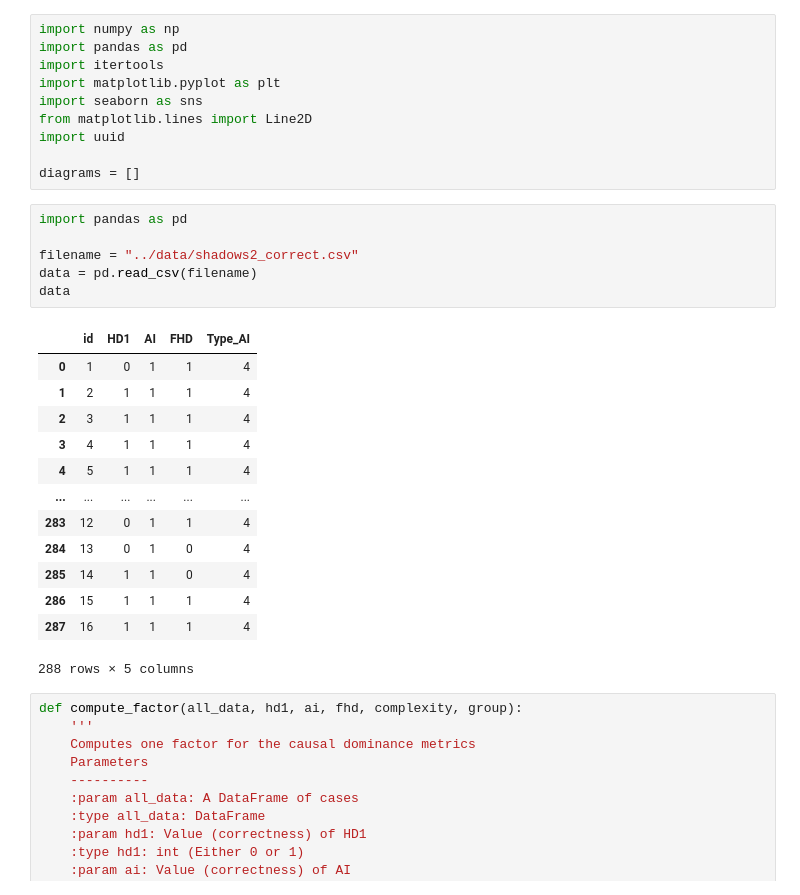
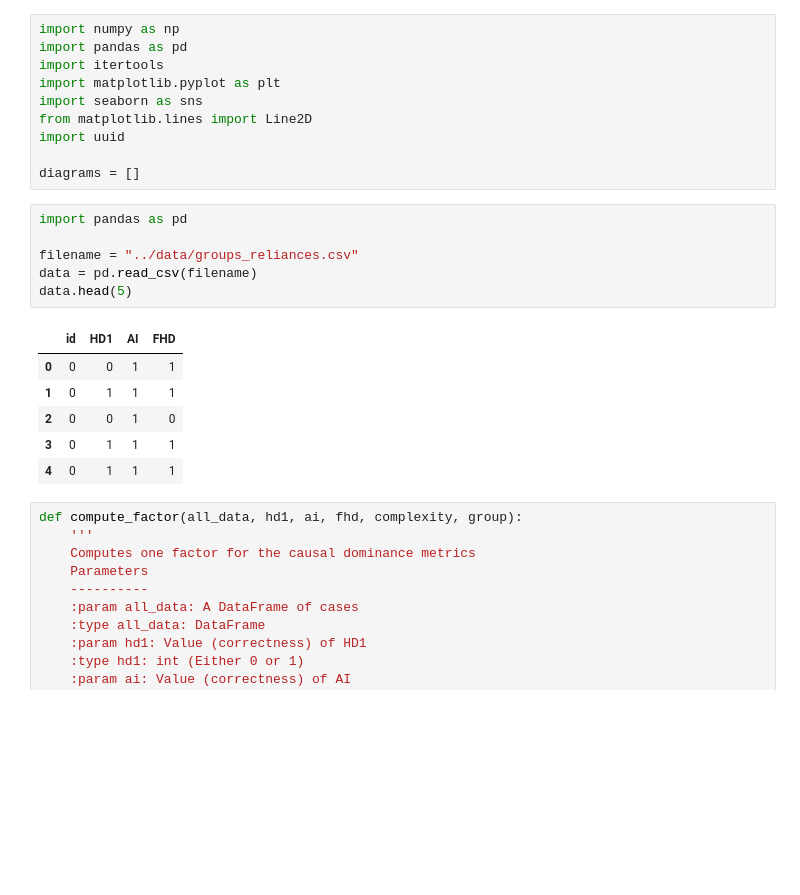
Before and after one commit to MUDILab/evaluate-human-ai-interaction, a Jupyter notebook: examples/example_chi_diagrams.ipynb, the cells around one changed output. Drawn from its saved outputs; the diff is of its cells as text; blank space fills up the shorter version.

```diff
--- a/examples/example_chi_diagrams.ipynb
+++ b/examples/example_chi_diagrams.ipynb
@@ -11,23 +11,16 @@ diagrams = []
 # %%
 import pandas as pd
 
-filename = "../data/shadows2_correct.csv"
+filename = "../data/groups_reliances.csv"
 data = pd.read_csv(filename)
-data
+data.head(5)
 # %% [output]
-|  | id | HD1 | AI | FHD | Type_AI |
-| 0 | 1 | 0 | 1 | 1 | 4 |
-| 1 | 2 | 1 | 1 | 1 | 4 |
-| 2 | 3 | 1 | 1 | 1 | 4 |
-| 3 | 4 | 1 | 1 | 1 | 4 |
-| 4 | 5 | 1 | 1 | 1 | 4 |
-| ... | ... | ... | ... | ... | ... |
-| 283 | 12 | 0 | 1 | 1 | 4 |
-| 284 | 13 | 0 | 1 | 0 | 4 |
-| 285 | 14 | 1 | 1 | 0 | 4 |
-| 286 | 15 | 1 | 1 | 1 | 4 |
-| 287 | 16 | 1 | 1 | 1 | 4 |
+|  | id | HD1 | AI | FHD |
+| 0 | 0 | 0 | 1 | 1 |
+| 1 | 0 | 1 | 1 | 1 |
+| 2 | 0 | 0 | 1 | 0 |
+| 3 | 0 | 1 | 1 | 1 |
+| 4 | 0 | 1 | 1 | 1 |
-288 rows × 5 columns
 # %%
 def compute_factor(all_data, hd1, ai, fhd, complexity, group):
     '''
```
Also changed, not shown: parts of 4 cells of this notebook, 1 other file.
